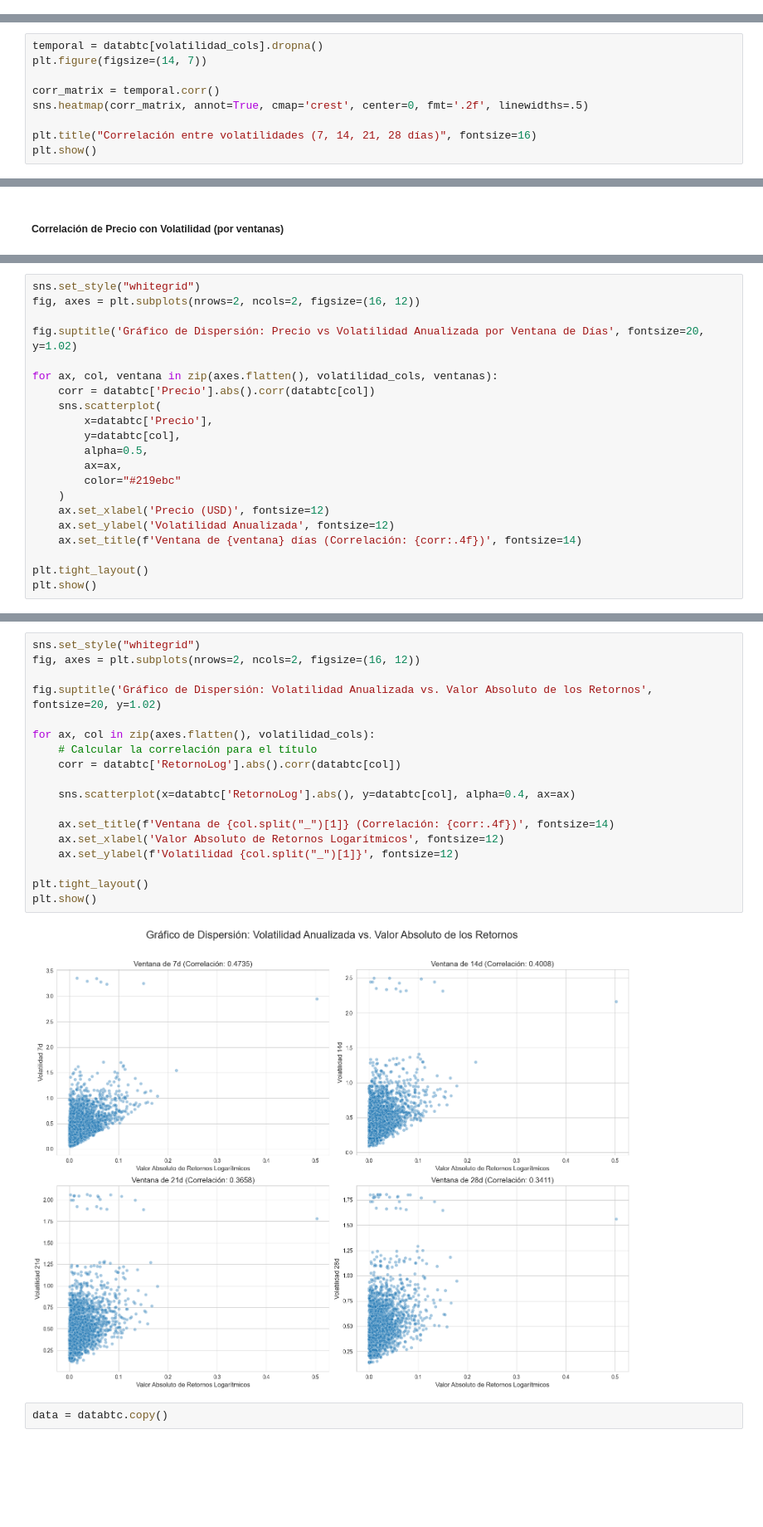
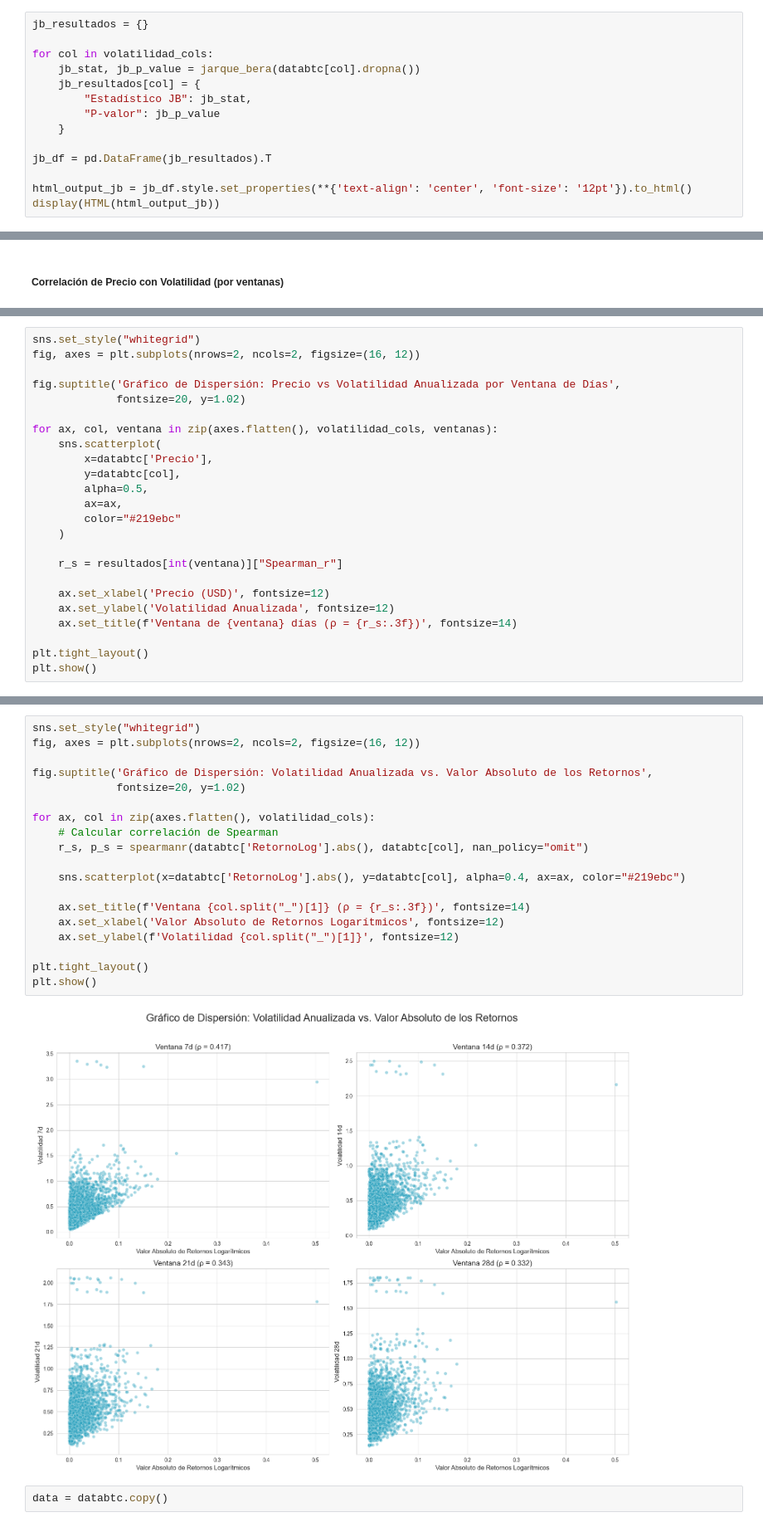
Before and after one commit to valecabrera21/MiniProyecto_2, a Jupyter notebook: _sources/EDA.ipynb, the cells around one changed output, grey strips where cells are left out. Shown at 83% size. Drawn from its saved outputs; the diff is of its cells as text; blank space fills up the shorter version.

```diff
--- a/_sources/EDA.ipynb
+++ b/_sources/EDA.ipynb
@@ -383,3 +416,17 @@ En la tabla resultante se observa que cada ventana presenta valores faltantes al
 #### **Sobre la variable**
 # %% [markdown]
 ##### **Distribución de los datos**
+# %%
+jb_resultados = {}
+
+for col in volatilidad_cols:
+    jb_stat, jb_p_value = jarque_bera(databtc[col].dropna())
+    jb_resultados[col] = {
+        "Estadístico JB": jb_stat,
+        "P-valor": jb_p_value
+    }
+
+jb_df = pd.DataFrame(jb_resultados).T
+
+html_output_jb = jb_df.style.set_properties(**{'text-align': 'center', 'font-size': '12pt'}).to_html()
+display(HTML(html_output_jb))
@@ -428,11 +483,2 @@ En todas las ventanas temporales analizadas, el valor de la asimetría resulta p
 # %% [markdown]
 ##### **Volatilidades por ventanas**
-# %%
-temporal = databtc[volatilidad_cols].dropna()
-plt.figure(figsize=(14, 7))
-
-corr_matrix = temporal.corr()
-sns.heatmap(corr_matrix, annot=True, cmap='crest', center=0, fmt='.2f', linewidths=.5)
-
-plt.title("Correlación entre volatilidades (7, 14, 21, 28 días)", fontsize=16)
-plt.show()
@@ -508,10 +552,10 @@ plt.show()
 sns.set_style("whitegrid")
 fig, axes = plt.subplots(nrows=2, ncols=2, figsize=(16, 12))
 
-fig.suptitle('Gráfico de Dispersión: Precio vs Volatilidad Anualizada por Ventana de Días', fontsize=20, y=1.02)
+fig.suptitle('Gráfico de Dispersión: Precio vs Volatilidad Anualizada por Ventana de Días',
+             fontsize=20, y=1.02)
 
 for ax, col, ventana in zip(axes.flatten(), volatilidad_cols, ventanas):
-    corr = databtc['Precio'].abs().corr(databtc[col])
     sns.scatterplot(
         x=databtc['Precio'],
         y=databtc[col],
@@ -519,9 +563,12 @@ for ax, col, ventana in zip(axes.flatten(), volatilidad_cols, ventanas):
         ax=ax,
         color="#219ebc"
     )
+
+    r_s = resultados[int(ventana)]["Spearman_r"]
+
     ax.set_xlabel('Precio (USD)', fontsize=12)
     ax.set_ylabel('Volatilidad Anualizada', fontsize=12)
-    ax.set_title(f'Ventana de {ventana} días (Correlación: {corr:.4f})', fontsize=14)
+    ax.set_title(f'Ventana de {ventana} días (ρ = {r_s:.3f})', fontsize=14)
 
 plt.tight_layout()
 plt.show()
@@ -530,23 +625,24 @@ plt.show()
 # %%
 sns.set_style("whitegrid")
 fig, axes = plt.subplots(nrows=2, ncols=2, figsize=(16, 12))
 
-fig.suptitle('Gráfico de Dispersión: Volatilidad Anualizada vs. Valor Absoluto de los Retornos', fontsize=20, y=1.02)
+fig.suptitle('Gráfico de Dispersión: Volatilidad Anualizada vs. Valor Absoluto de los Retornos',
+             fontsize=20, y=1.02)
 
 for ax, col in zip(axes.flatten(), volatilidad_cols):
-    # Calcular la correlación para el título
-    corr = databtc['RetornoLog'].abs().corr(databtc[col])
+    # Calcular correlación de Spearman
+    r_s, p_s = spearmanr(databtc['RetornoLog'].abs(), databtc[col], nan_policy="omit")
 
-    sns.scatterplot(x=databtc['RetornoLog'].abs(), y=databtc[col], alpha=0.4, ax=ax)
+    sns.scatterplot(x=databtc['RetornoLog'].abs(), y=databtc[col], alpha=0.4, ax=ax, color="#219ebc")
 
-    ax.set_title(f'Ventana de {col.split("_")[1]} (Correlación: {corr:.4f})', fontsize=14)
+    ax.set_title(f'Ventana {col.split("_")[1]} (ρ = {r_s:.3f})', fontsize=14)
     ax.set_xlabel('Valor Absoluto de Retornos Logarítmicos', fontsize=12)
     ax.set_ylabel(f'Volatilidad {col.split("_")[1]}', fontsize=12)
 
 plt.tight_layout()
 plt.show()
 # %% [output]
-[figure, old version]
+[figure, new version]
 # %%
 data = databtc.copy()
 # %% [markdown]
```
Also changed, not shown: parts of 18 cells of this notebook, 5 other files.
